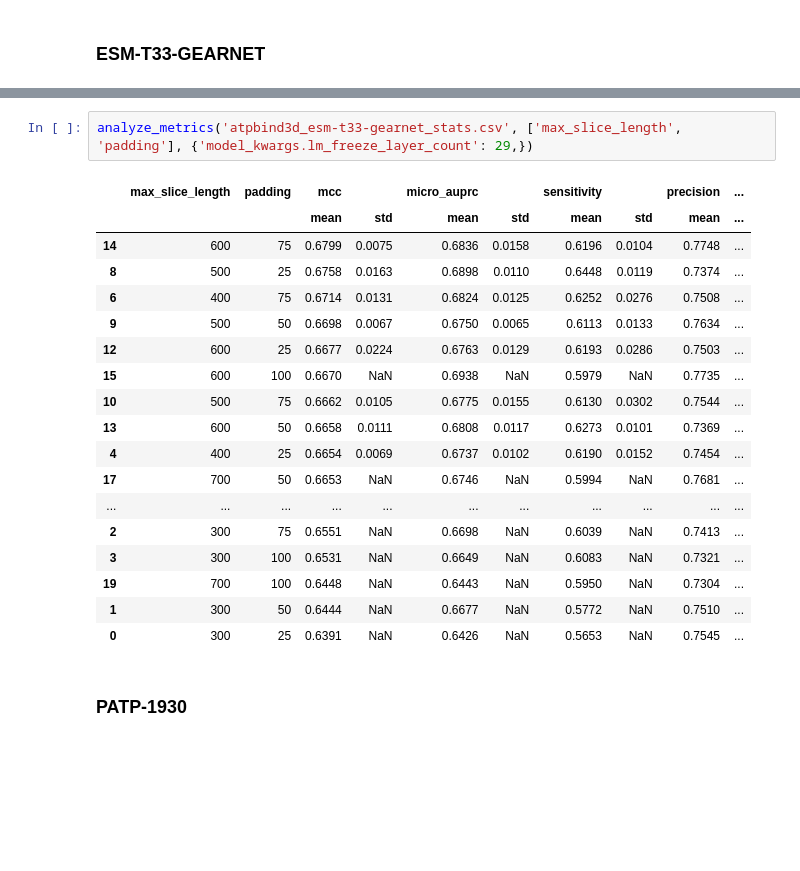
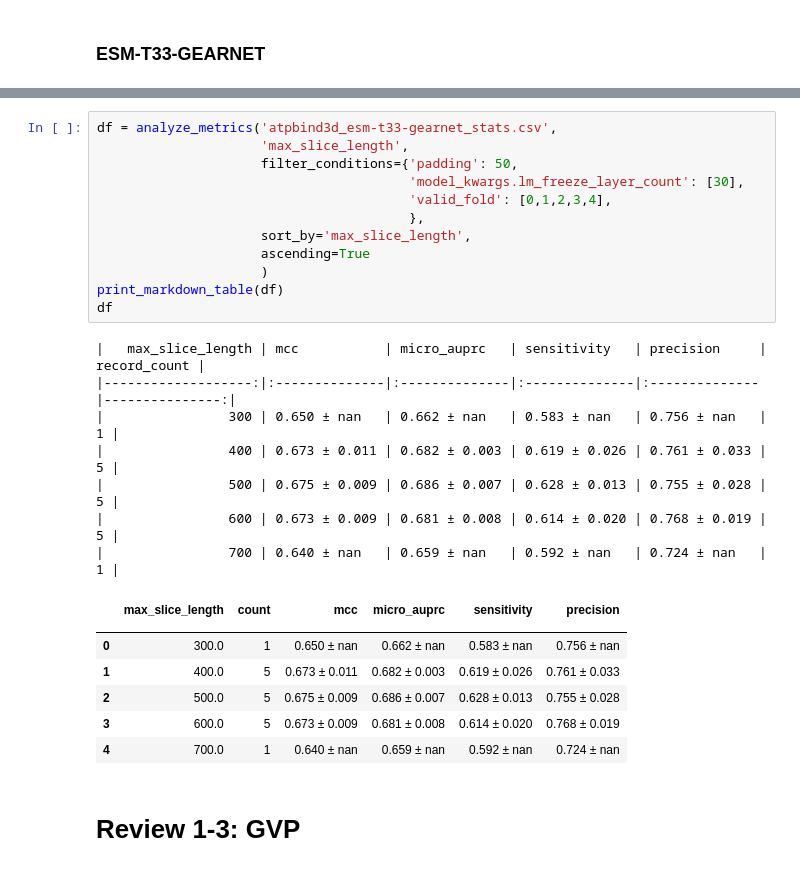
Before and after one commit to dlwocks31/MultiviewATPBind, a Jupyter notebook: result/analysis_atp.ipynb, the cells around one changed output, grey strips where cells are left out. Saved outputs shown, nothing was run; the diff lists cells and outputs as text; blank space fills up the shorter version.

```diff
--- a/result/analysis_atp.ipynb
+++ b/result/analysis_atp.ipynb
@@ -328,23 +419,29 @@ analyze_metrics('atpbind3d_esm-t33-gearnet_stats.csv',
-# %%
-analyze_metrics('atpbind3d_esm-t33-gearnet_stats.csv', ['max_slice_length', 'padding'], {'model_kwargs.lm_freeze_layer_count': 29,})
-# %% [output]
-|  | max_slice_length | padding | mcc |  | micro_auprc |  | sensitivity |  | precision | ... |
-|  |  |  | mean | std | mean | std | mean | std | mean | ... |
-| 14 | 600 | 75 | 0.6799 | 0.0075 | 0.6836 | 0.0158 | 0.6196 | 0.0104 | 0.7748 | ... |
-| 8 | 500 | 25 | 0.6758 | 0.0163 | 0.6898 | 0.0110 | 0.6448 | 0.0119 | 0.7374 | ... |
-| 6 | 400 | 75 | 0.6714 | 0.0131 | 0.6824 | 0.0125 | 0.6252 | 0.0276 | 0.7508 | ... |
-| 9 | 500 | 50 | 0.6698 | 0.0067 | 0.6750 | 0.0065 | 0.6113 | 0.0133 | 0.7634 | ... |
-| 12 | 600 | 25 | 0.6677 | 0.0224 | 0.6763 | 0.0129 | 0.6193 | 0.0286 | 0.7503 | ... |
-| 15 | 600 | 100 | 0.6670 | NaN | 0.6938 | NaN | 0.5979 | NaN | 0.7735 | ... |
-| 10 | 500 | 75 | 0.6662 | 0.0105 | 0.6775 | 0.0155 | 0.6130 | 0.0302 | 0.7544 | ... |
-| 13 | 600 | 50 | 0.6658 | 0.0111 | 0.6808 | 0.0117 | 0.6273 | 0.0101 | 0.7369 | ... |
-| 4 | 400 | 25 | 0.6654 | 0.0069 | 0.6737 | 0.0102 | 0.6190 | 0.0152 | 0.7454 | ... |
-| 17 | 700 | 50 | 0.6653 | NaN | 0.6746 | NaN | 0.5994 | NaN | 0.7681 | ... |
-| ... | ... | ... | ... | ... | ... | ... | ... | ... | ... | ... |
-| 2 | 300 | 75 | 0.6551 | NaN | 0.6698 | NaN | 0.6039 | NaN | 0.7413 | ... |
-| 3 | 300 | 100 | 0.6531 | NaN | 0.6649 | NaN | 0.6083 | NaN | 0.7321 | ... |
-| 19 | 700 | 100 | 0.6448 | NaN | 0.6443 | NaN | 0.5950 | NaN | 0.7304 | ... |
-| 1 | 300 | 50 | 0.6444 | NaN | 0.6677 | NaN | 0.5772 | NaN | 0.7510 | ... |
-| 0 | 300 | 25 | 0.6391 | NaN | 0.6426 | NaN | 0.5653 | NaN | 0.7545 | ... |
-# %% [markdown]
-### PATP-1930
+# %%
+df = analyze_metrics('atpbind3d_esm-t33-gearnet_stats.csv',
+                     'max_slice_length',
+                     filter_conditions={'padding': 50,
+                                        'model_kwargs.lm_freeze_layer_count': [30],
+                                        'valid_fold': [0,1,2,3,4],
+                                        },
+                     sort_by='max_slice_length',
+                     ascending=True
+                     )
+print_markdown_table(df)
+df
+# %% [output]
+|   max_slice_length | mcc           | micro_auprc   | sensitivity   | precision     |   record_count |
+|-------------------:|:--------------|:--------------|:--------------|:--------------|---------------:|
+|                300 | 0.650 ± nan   | 0.662 ± nan   | 0.583 ± nan   | 0.756 ± nan   |              1 |
+|                400 | 0.673 ± 0.011 | 0.682 ± 0.003 | 0.619 ± 0.026 | 0.761 ± 0.033 |              5 |
+|                500 | 0.675 ± 0.009 | 0.686 ± 0.007 | 0.628 ± 0.013 | 0.755 ± 0.028 |              5 |
+|                600 | 0.673 ± 0.009 | 0.681 ± 0.008 | 0.614 ± 0.020 | 0.768 ± 0.019 |              5 |
+|                700 | 0.640 ± nan   | 0.659 ± nan   | 0.592 ± nan   | 0.724 ± nan   |              1 |
+|  | max_slice_length | count | mcc | micro_auprc | sensitivity | precision |
+|  |  |  |  |  |  |  |
+| 0 | 300.0 | 1 | 0.650 ± nan | 0.662 ± nan | 0.583 ± nan | 0.756 ± nan |
+| 1 | 400.0 | 5 | 0.673 ± 0.011 | 0.682 ± 0.003 | 0.619 ± 0.026 | 0.761 ± 0.033 |
+| 2 | 500.0 | 5 | 0.675 ± 0.009 | 0.686 ± 0.007 | 0.628 ± 0.013 | 0.755 ± 0.028 |
+| 3 | 600.0 | 5 | 0.673 ± 0.009 | 0.681 ± 0.008 | 0.614 ± 0.020 | 0.768 ± 0.019 |
+| 4 | 700.0 | 1 | 0.640 ± nan | 0.659 ± nan | 0.592 ± nan | 0.724 ± nan |
+# %% [markdown]
+# Review 1-3: GVP
```
Also changed, not shown: parts of 12 cells of this notebook, 29 other files.
